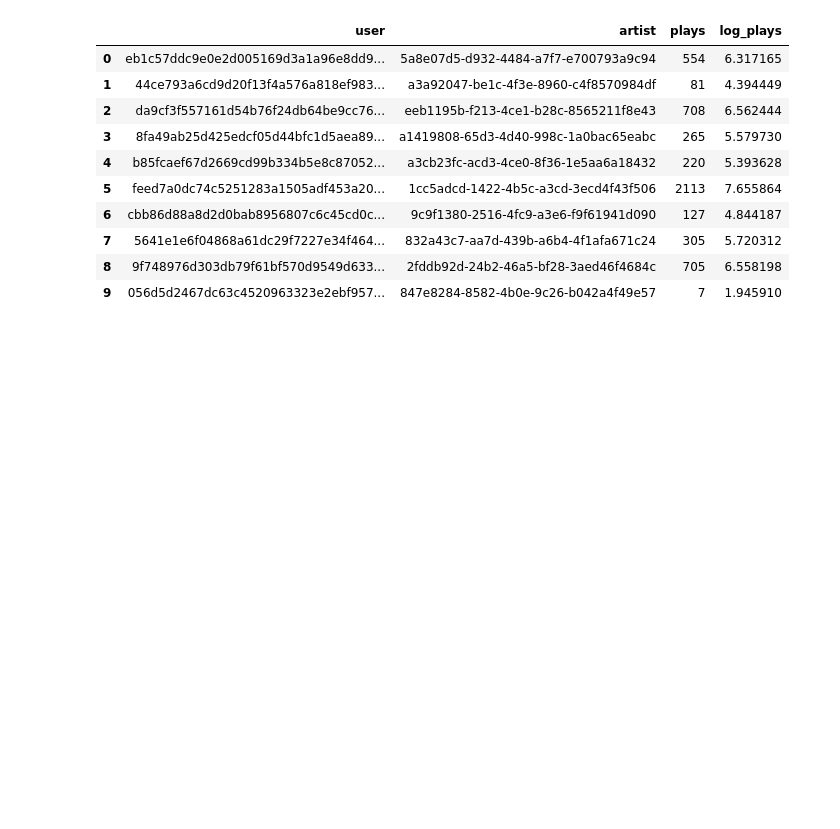
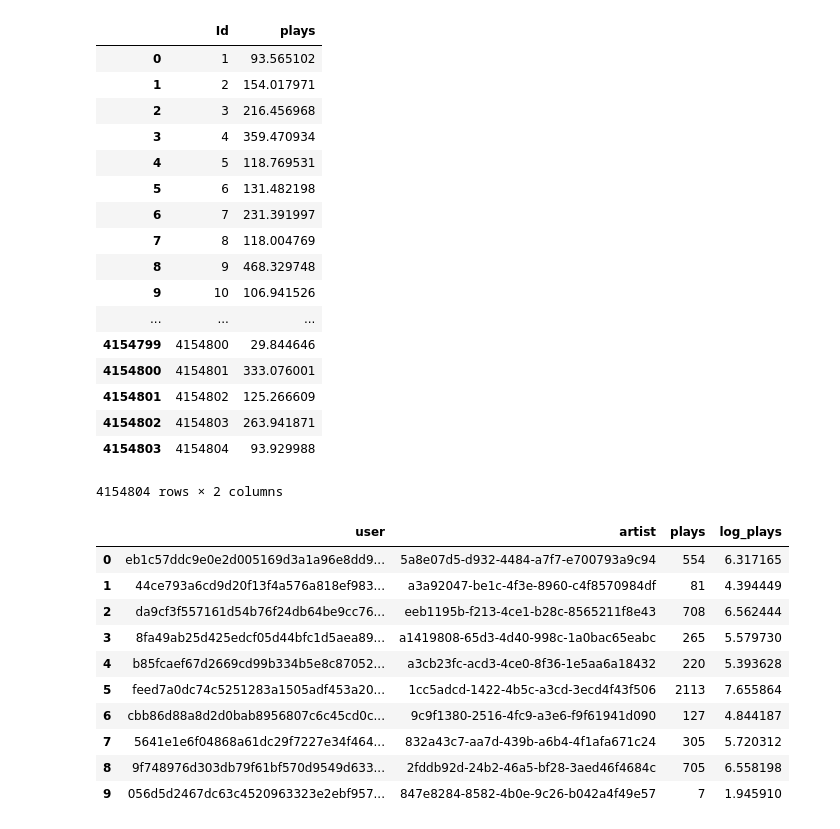
Before and after one commit to kandluis/ipython, a Jupyter notebook: Wikipedia API.ipynb, the cells around one changed output. Drawn from its saved outputs; the diff is of its cells as text; code cells hidden in the pictures; blank space fills up the shorter version.

```diff
--- a/Wikipedia API.ipynb
+++ b/Wikipedia API.ipynb
@@ -6,3 +6,28 @@ import numpy as np
 import matplotlib.pyplot as plt
 
 %matplotlib inline
+# %%
+p_csv = pd.read_csv("predictions.csv")
+# %%
+p_csv.columns = ["Id", "plays"]
+# %%
+p_csv
+# %% [output]
+|  | Id | plays |
+| 0 | 1 | 93.565102 |
+| 1 | 2 | 154.017971 |
+| 2 | 3 | 216.456968 |
+| 3 | 4 | 359.470934 |
+| 4 | 5 | 118.769531 |
+| 5 | 6 | 131.482198 |
+| 6 | 7 | 231.391997 |
+| 7 | 8 | 118.004769 |
+| 8 | 9 | 468.329748 |
+| 9 | 10 | 106.941526 |
+| ... | ... | ... |
+| 4154799 | 4154800 | 29.844646 |
+| 4154800 | 4154801 | 333.076001 |
+| 4154801 | 4154802 | 125.266609 |
+| 4154802 | 4154803 | 263.941871 |
+| 4154803 | 4154804 | 93.929988 |
+4154804 rows × 2 columns
```
Also changed, not shown: parts of 72 cells of this notebook, 1 other file.
